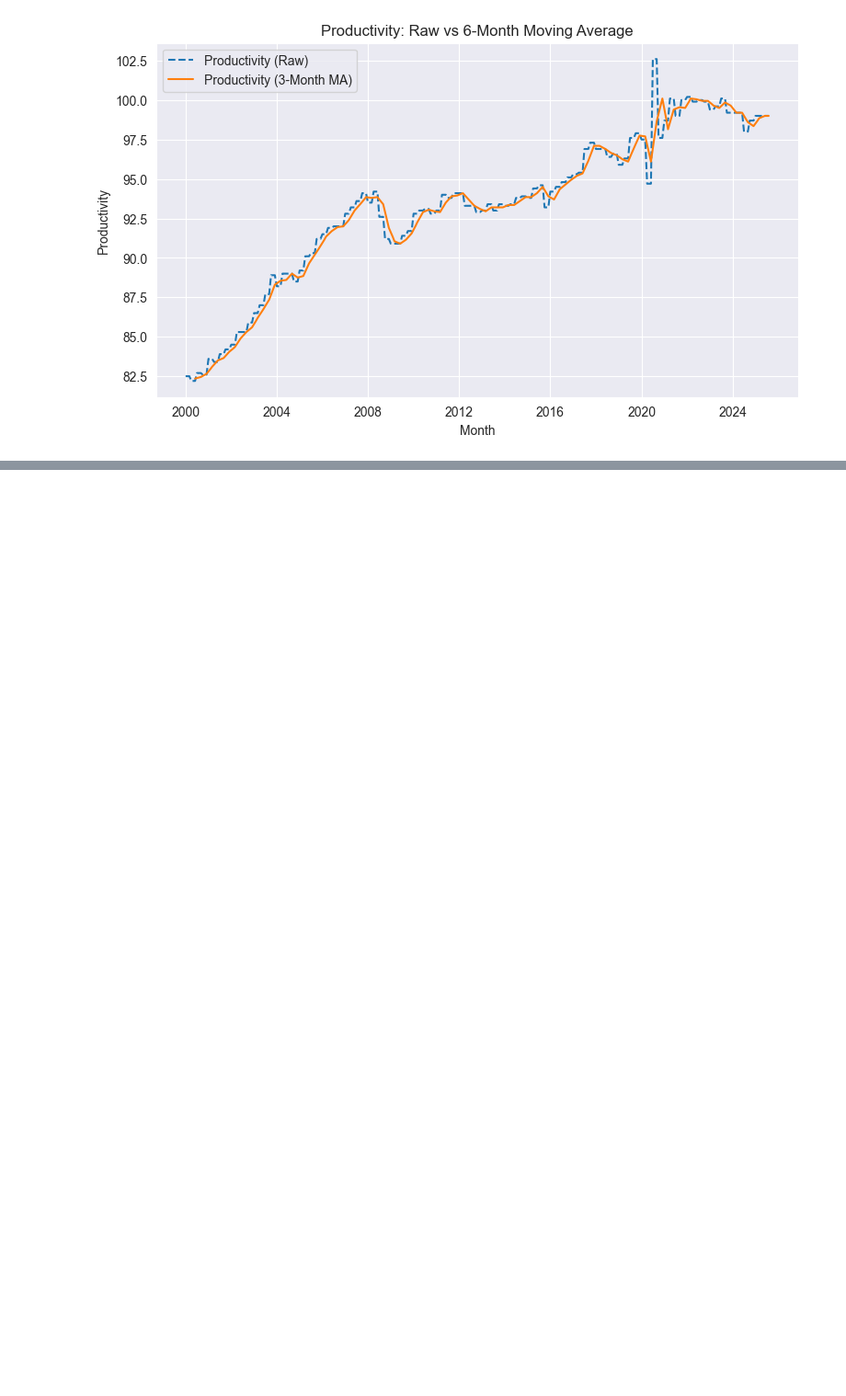
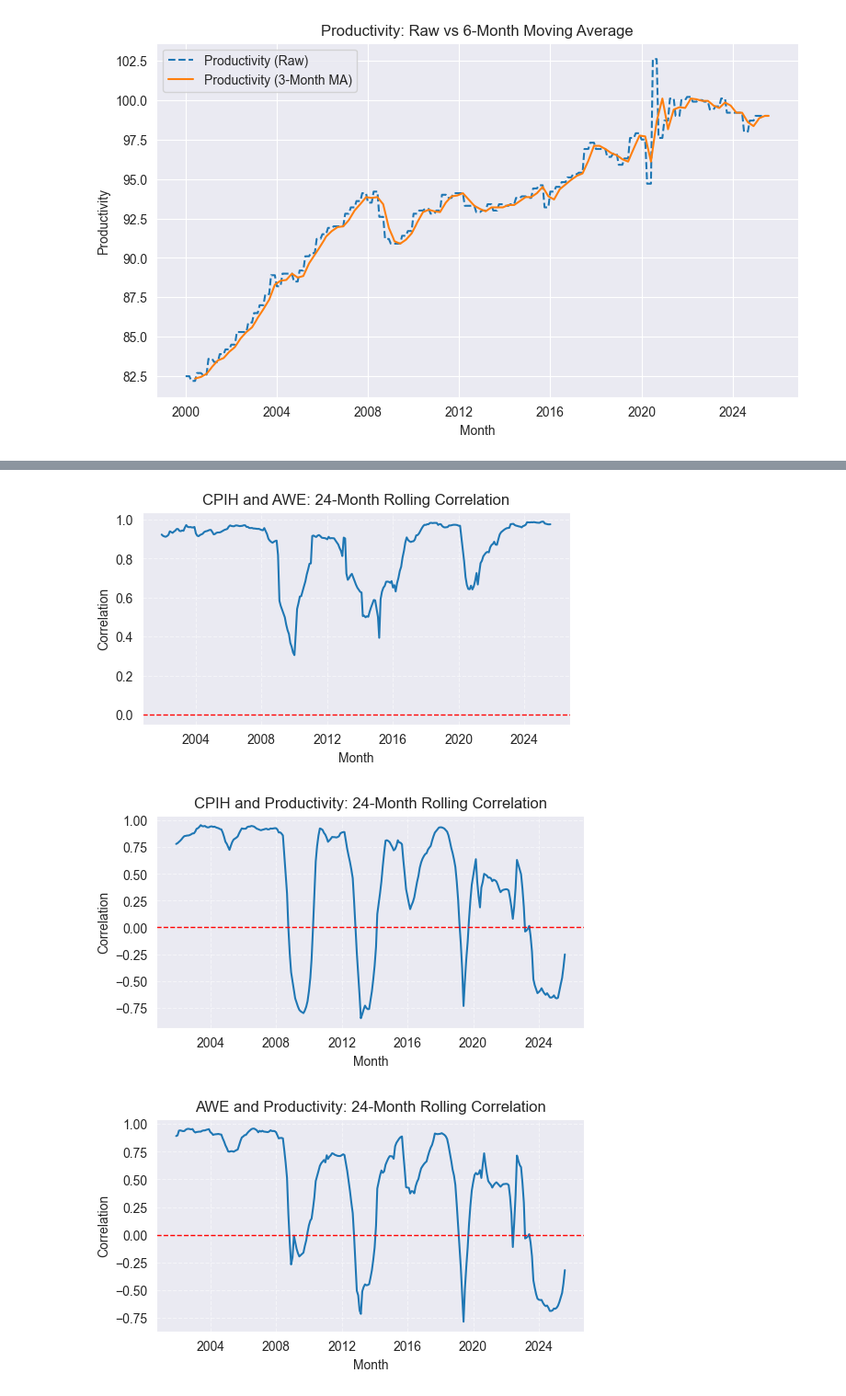
Before and after one commit to adrymmm/uk_inflation_wage_project, a Jupyter notebook: data_exploration.ipynb, the cells around one changed output, grey strips where cells are left out. Shown: that part at 92% size. Cells and saved outputs as stored; diff of their text form; code cells hidden in the pictures; blank space fills up the shorter version.

```diff
--- a/data_exploration.ipynb
+++ b/data_exploration.ipynb
@@ -218,0 +237,23 @@ Productivity: Positive long-term growth with many temporary shocks. Large dip du
+# %%
+# Rolling correlations between variables
+ts_prod['CPIH_AWE_corr'] = ts_prod['CPIH'].rolling(24).corr(ts_prod['AWE'])
+ts_prod['CPIH_Prod_corr'] = ts_prod['CPIH'].rolling(24).corr(ts_prod['Productivity'])
+ts_prod['AWE_Prod_corr']  = ts_prod['AWE'].rolling(24).corr(ts_prod['Productivity'])
+
+corr_list = [('CPIH_AWE_corr', 'CPIH and AWE'),
+             ('CPIH_Prod_corr', 'CPIH and Productivity'),
+             ('AWE_Prod_corr', 'AWE and Productivity')]
+
+for corr, label in corr_list:
+    plt.figure(figsize=(6,3))
+    sns.lineplot(data=ts_prod[corr])
+    plt.title(f'{label}: 24-Month Rolling Correlation')
+    plt.xlabel('Month')
+    plt.ylabel('Correlation')
+    plt.grid(True, linestyle='--', alpha=0.5)
+    plt.axhline(y=0, color='red', linestyle='--', linewidth=1)
+    plt.show()
+# %% [output]
+[figure, added]
+[figure, added]
+[figure, added]
```
Also changed, not shown: parts of 5 cells of this notebook.
